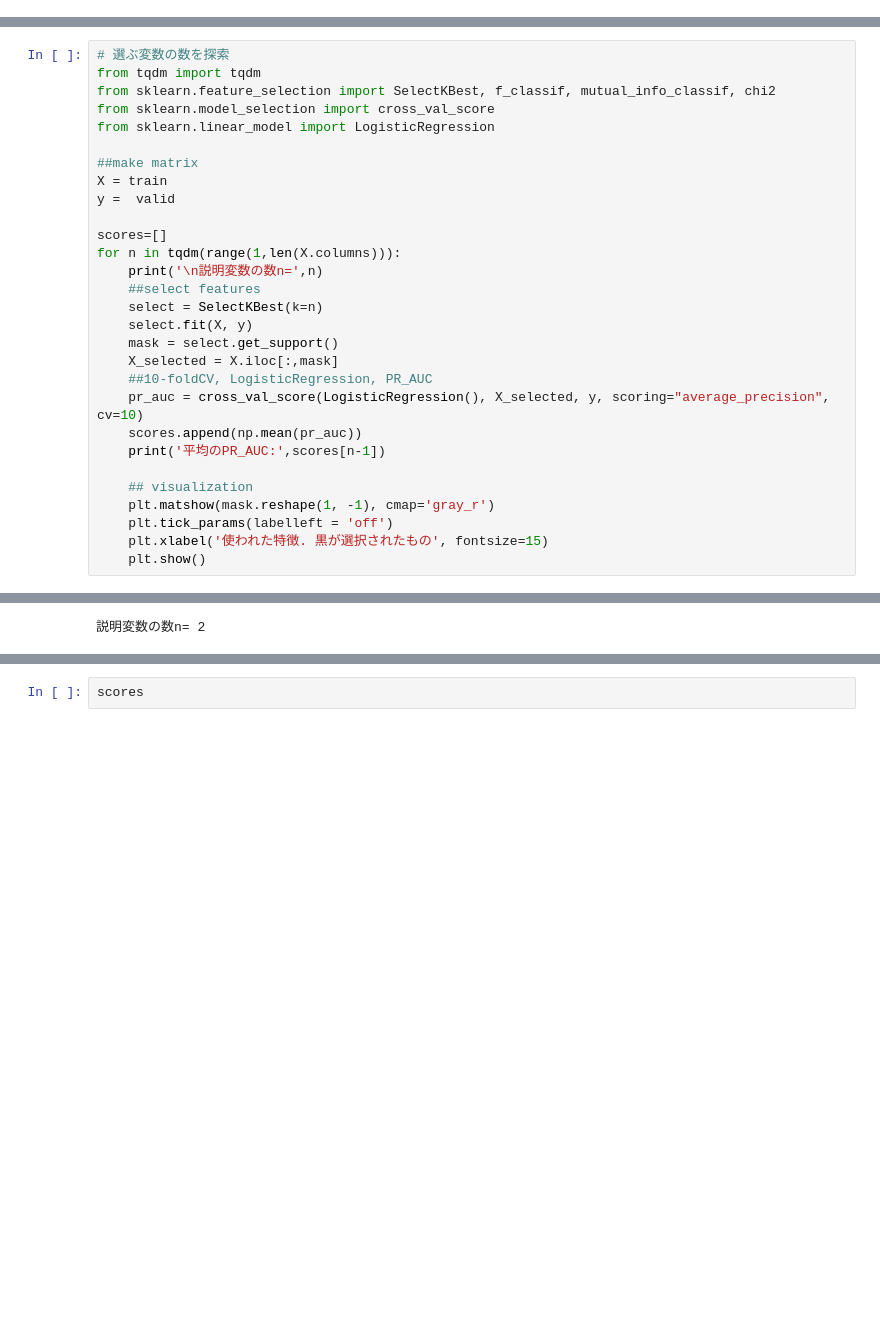
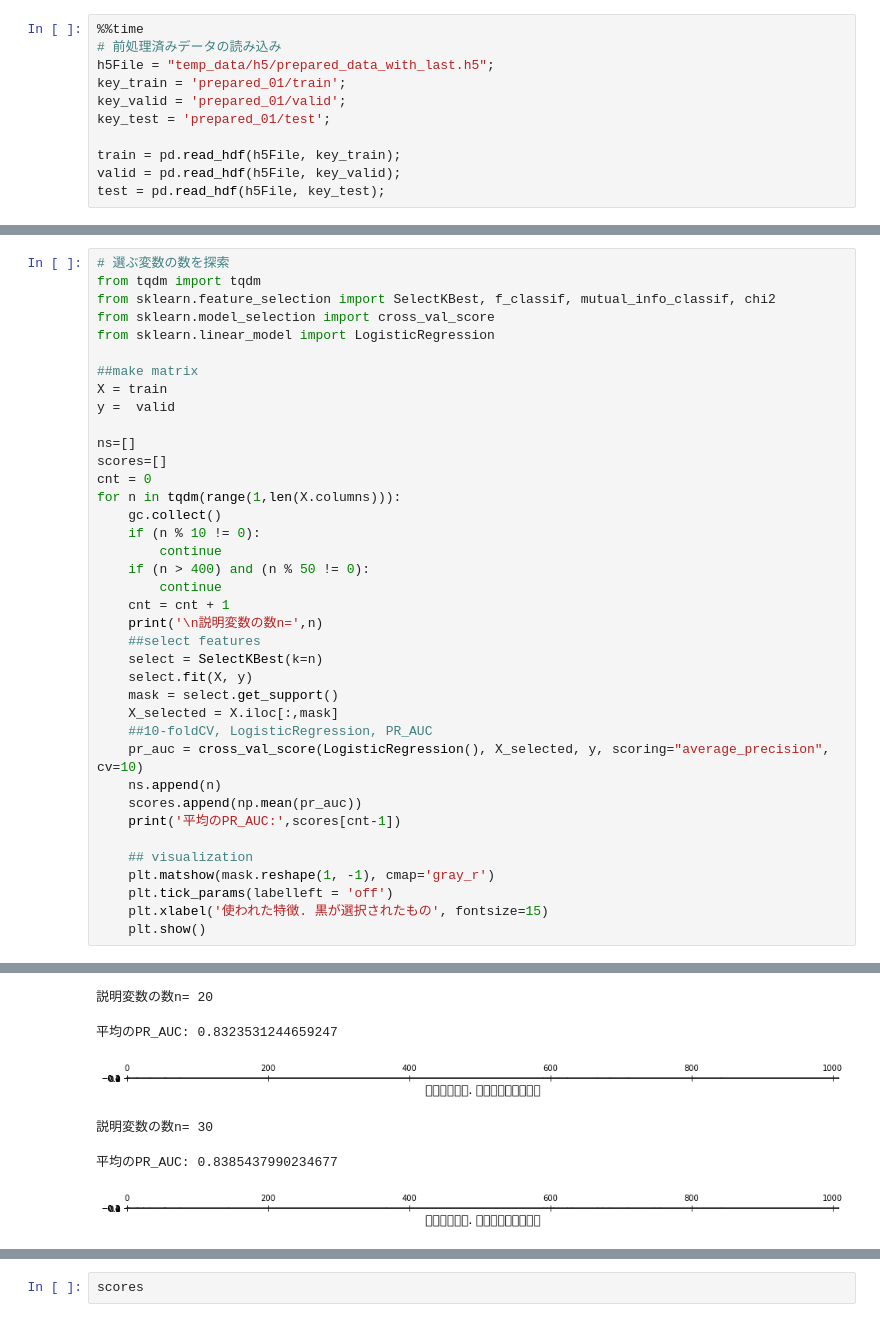
Before and after one commit to awahiro/kaggle, a Jupyter notebook: amex/700_servey_num_of_selectkbest.ipynb, the cells around one changed output, grey strips where cells are left out. Cells and saved outputs as stored; diff of their text form; blank space fills up the shorter version.

```diff
--- a/amex/700_servey_num_of_selectkbest.ipynb
+++ b/amex/700_servey_num_of_selectkbest.ipynb
@@ -221,0 +17,11 @@ Wall time: 5.56 ms
+# %%
+%%time
+# 前処理済みデータの読み込み
+h5File = "temp_data/h5/prepared_data_with_last.h5";
+key_train = 'prepared_01/train';
+key_valid = 'prepared_01/valid';
+key_test = 'prepared_01/test';
+
+train = pd.read_hdf(h5File, key_train);
+valid = pd.read_hdf(h5File, key_valid);
+test = pd.read_hdf(h5File, key_test);
@@ -230,8 +43,16 @@ from sklearn.linear_model import LogisticRegression
 X = train
 y =  valid
 
+ns=[]
 scores=[]
+cnt = 0
 for n in tqdm(range(1,len(X.columns))):
+    gc.collect()
+    if (n % 10 != 0):
+        continue
+    if (n > 400) and (n % 50 != 0):
+        continue
+    cnt = cnt + 1
     print('\n説明変数の数n=',n)
     ##select features
     select = SelectKBest(k=n)
@@ -240,8 +61,9 @@ for n in tqdm(range(1,len(X.columns))):
     X_selected = X.iloc[:,mask]
     ##10-foldCV, LogisticRegression, PR_AUC
     pr_auc = cross_val_score(LogisticRegression(), X_selected, y, scoring="average_precision", cv=10)
+    ns.append(n)
     scores.append(np.mean(pr_auc))
-    print('平均のPR_AUC:',scores[n-1])
+    print('平均のPR_AUC:',scores[cnt-1])
 
     ## visualization
     plt.matshow(mask.reshape(1, -1), cmap='gray_r')
@@ -254,2 +76,7 @@ for n in tqdm(range(1,len(X.columns))):
 [figure]
-説明変数の数n= 2
+説明変数の数n= 20
+平均のPR_AUC: 0.8323531244659247
+[figure, added]
+説明変数の数n= 30
+平均のPR_AUC: 0.8385437990234677
+[figure, added]
```
Also changed, not shown: parts of 23 cells of this notebook, 25 other files.
